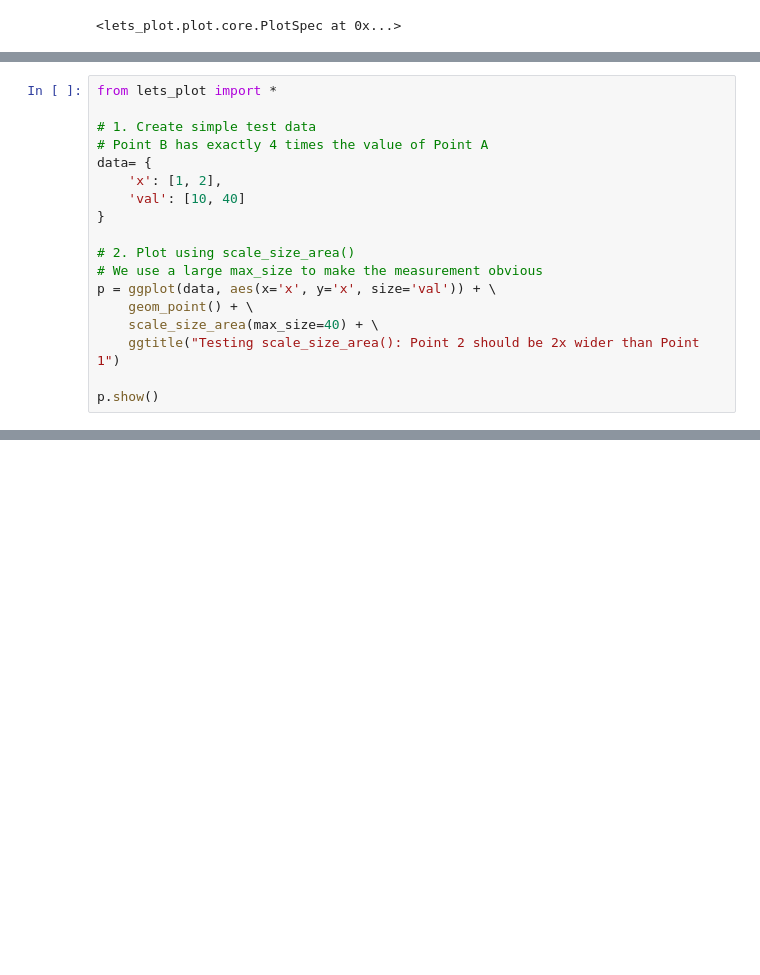
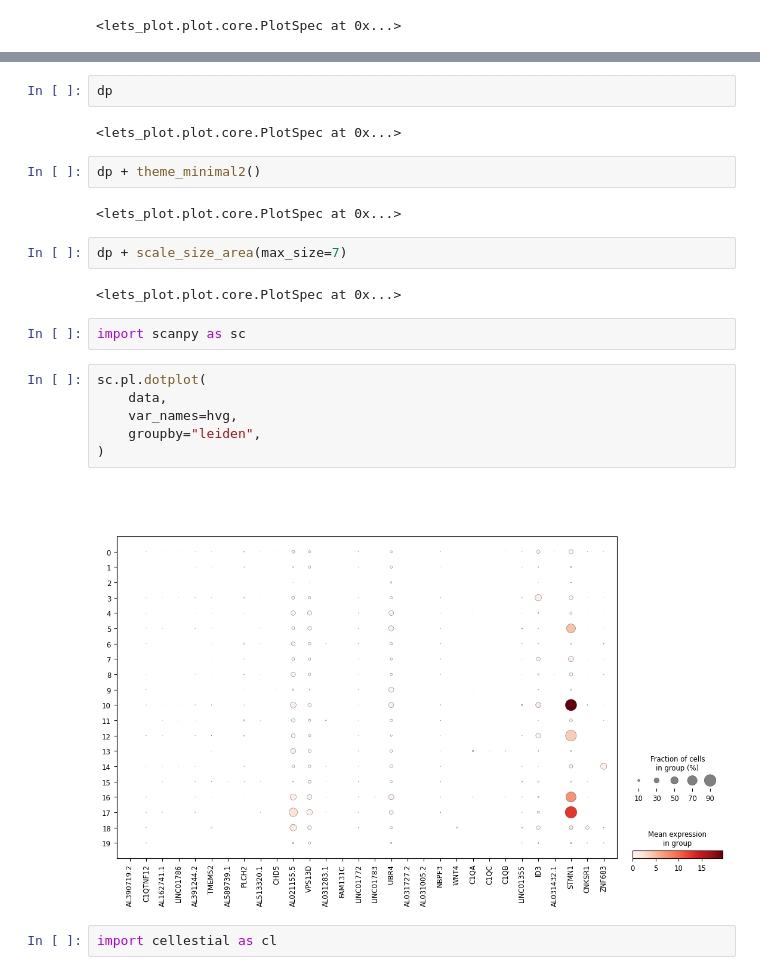
Before and after one commit to datavil/cellestial, a Jupyter notebook: notebooks/features/dotplot4.ipynb, the cells around one changed output, grey strips where cells are left out. Cells and saved outputs as stored; diff of their text form; blank space fills up the shorter version.

Commit message:
dotplot progress

```diff
--- a/notebooks/features/dotplot4.ipynb
+++ b/notebooks/features/dotplot4.ipynb
@@ -240,18 +315,0 @@ dp
-# %%
-from lets_plot import *
-
-# 1. Create simple test data
-# Point B has exactly 4 times the value of Point A
-data= {
-    'x': [1, 2],
-    'val': [10, 40]
-}
-
-# 2. Plot using scale_size_area()
-# We use a large max_size to make the measurement obvious
-p = ggplot(data, aes(x='x', y='x', size='val')) + \
-    geom_point() + \
-    scale_size_area(max_size=40) + \
-    ggtitle("Testing scale_size_area(): Point 2 should be 2x wider than Point 1")
-
-p.show()
@@ -259,0 +335,24 @@ p.show()
+# %%
+dp
+# %% [output]
+<lets_plot.plot.core.PlotSpec at 0x...>
+# %%
+dp + theme_minimal2()
+# %% [output]
+<lets_plot.plot.core.PlotSpec at 0x...>
+# %%
+dp + scale_size_area(max_size=7)
+# %% [output]
+<lets_plot.plot.core.PlotSpec at 0x...>
+# %%
+import scanpy as sc
+# %%
+sc.pl.dotplot(
+    data,
+    var_names=hvg,
+    groupby="leiden",
+)
+# %% [output]
+[figure, added]
+# %%
+import cellestial as cl
```
Also changed, not shown: parts of 15 cells of this notebook, 1 other file.
